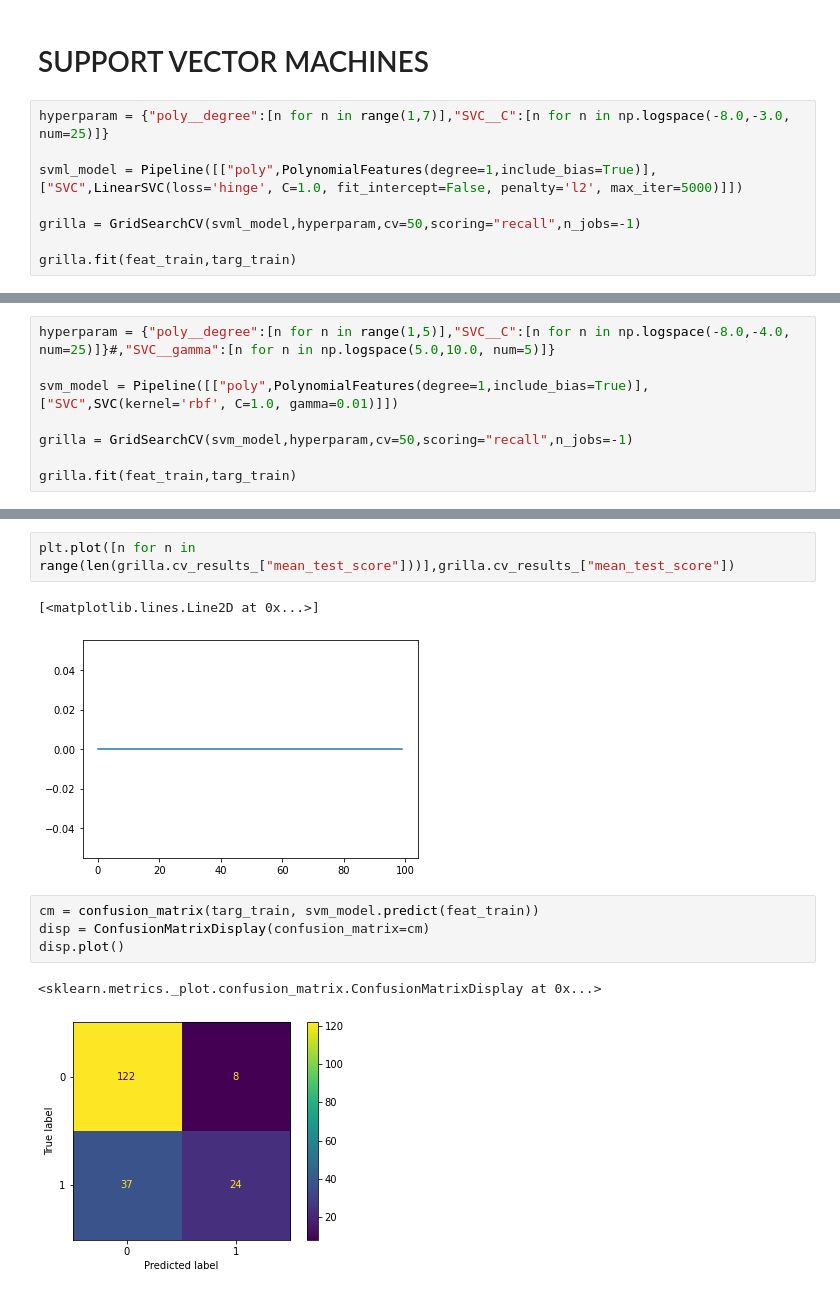
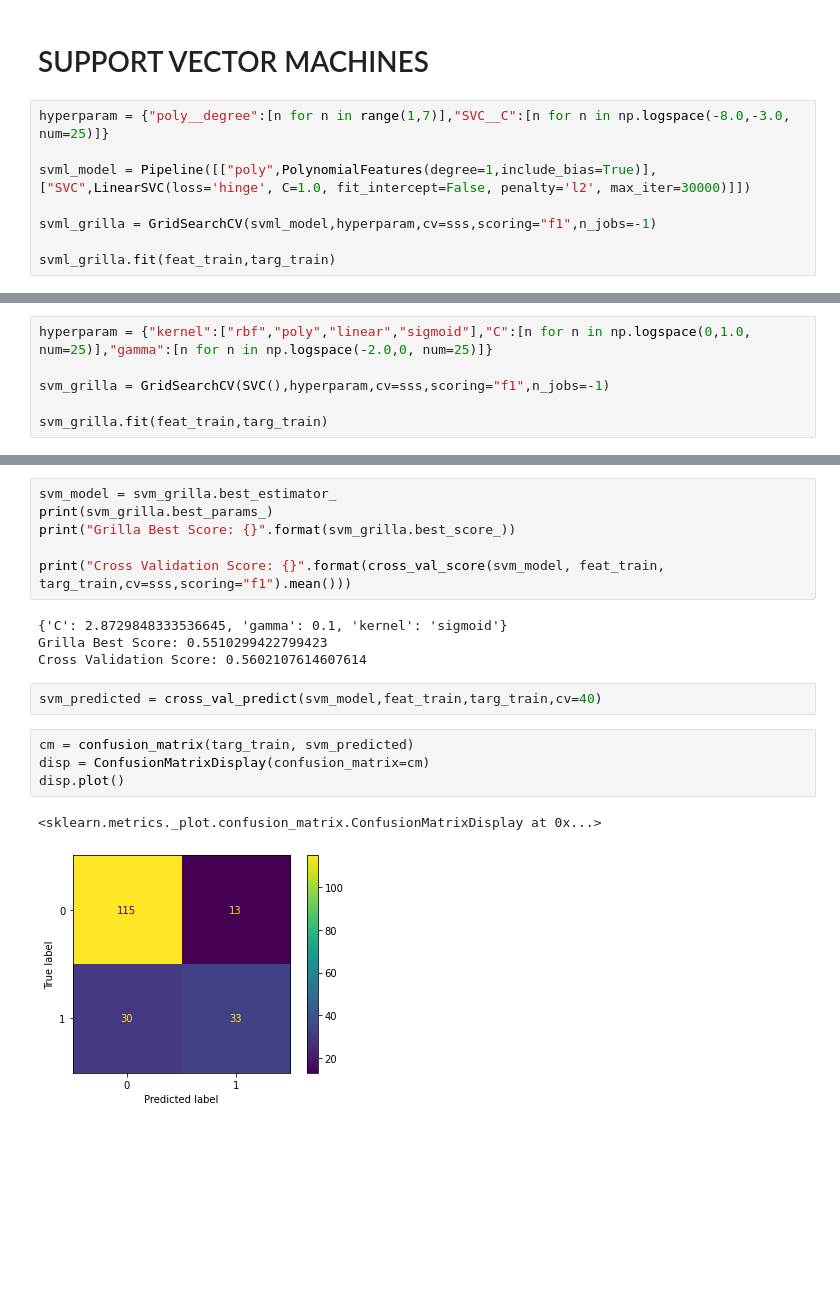
Before and after one commit to JaviCeRodriguez/Heart-Failure-ML, a Jupyter notebook: classification.ipynb, the cells around one changed output, grey strips where cells are left out. Cells and saved outputs as stored; diff of their text form; blank space fills up the shorter version.

```diff
--- a/classification.ipynb
+++ b/classification.ipynb
@@ -127,9 +121,9 @@ plot_roc_curve(lr_model, feat_train, targ_train,ax=ax2)
 # %%
 hyperparam = {"poly__degree":[n for n in range(1,7)],"SVC__C":[n for n in np.logspace(-8.0,-3.0, num=25)]}
 
-svml_model = Pipeline([["poly",PolynomialFeatures(degree=1,include_bias=True)],["SVC",LinearSVC(loss='hinge', C=1.0, fit_intercept=False, penalty='l2', max_iter=5000)]])
+svml_model = Pipeline([["poly",PolynomialFeatures(degree=1,include_bias=True)],["SVC",LinearSVC(loss='hinge', C=1.0, fit_intercept=False, penalty='l2', max_iter=30000)]])
 
-grilla = GridSearchCV(svml_model,hyperparam,cv=50,scoring="recall",n_jobs=-1)
+svml_grilla = GridSearchCV(svml_model,hyperparam,cv=sss,scoring="f1",n_jobs=-1)
 
-grilla.fit(feat_train,targ_train)
+svml_grilla.fit(feat_train,targ_train)
 # %% [output]
@@ -183,9 +174,7 @@ plot_roc_curve(svml_model, feat_train, targ_train,ax=ax2)
 # %%
-hyperparam = {"poly__degree":[n for n in range(1,5)],"SVC__C":[n for n in np.logspace(-8.0,-4.0, num=25)]}#,"SVC__gamma":[n for n in np.logspace(5.0,10.0, num=5)]}
+hyperparam = {"kernel":["rbf","poly","linear","sigmoid"],"C":[n for n in np.logspace(0,1.0, num=25)],"gamma":[n for n in np.logspace(-2.0,0, num=25)]}
 
-svm_model = Pipeline([["poly",PolynomialFeatures(degree=1,include_bias=True)],["SVC",SVC(kernel='rbf', C=1.0, gamma=0.01)]])
+svm_grilla = GridSearchCV(SVC(),hyperparam,cv=sss,scoring="f1",n_jobs=-1)
 
-grilla = GridSearchCV(svm_model,hyperparam,cv=50,scoring="recall",n_jobs=-1)
-
-grilla.fit(feat_train,targ_train)
+svm_grilla.fit(feat_train,targ_train)
 # %% [output]
@@ -227,15 +200,22 @@ array([0., 0., 0., 0., 0., 0., 0., 0., 0., 0., 0., 0., 0., 0., 0., 0., 0.,
-# %%
-plt.plot([n for n in range(len(grilla.cv_results_["mean_test_score"]))],grilla.cv_results_["mean_test_score"])
-# %% [output]
-[<matplotlib.lines.Line2D at 0x...>]
-[figure, removed]
+# %%
+svm_model = svm_grilla.best_estimator_
+print(svm_grilla.best_params_)
+print("Grilla Best Score: {}".format(svm_grilla.best_score_))
+
+print("Cross Validation Score: {}".format(cross_val_score(svm_model, feat_train, targ_train,cv=sss,scoring="f1").mean()))
+# %% [output]
+{'C': 2.8729848333536645, 'gamma': 0.1, 'kernel': 'sigmoid'}
+Grilla Best Score: 0.5510299422799423
+Cross Validation Score: 0.5602107614607614
+# %%
+svm_predicted = cross_val_predict(svm_model,feat_train,targ_train,cv=40)
 # %%
-cm = confusion_matrix(targ_train, svm_model.predict(feat_train))
+cm = confusion_matrix(targ_train, svm_predicted)
 disp = ConfusionMatrixDisplay(confusion_matrix=cm)
 disp.plot()
 # %% [output]
 <sklearn.metrics._plot.confusion_matrix.ConfusionMatrixDisplay at 0x...>
-[figure, old version]
+[figure, new version]
 # %%
 fig, (ax1, ax2) = plt.subplots(1, 2, figsize=(20, 8))
 plot_precision_recall_curve(svm_model, feat_train, targ_train,ax=ax1)
```
Also changed, not shown: parts of 32 cells of this notebook.
